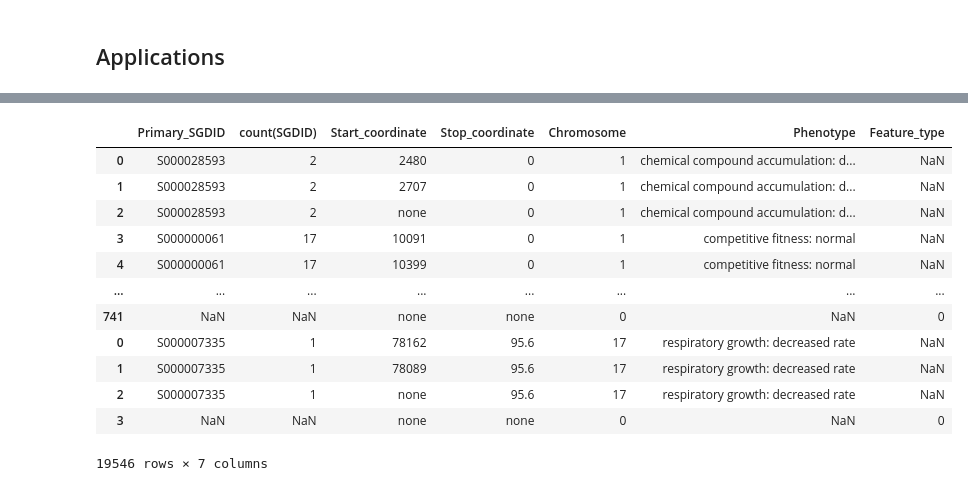
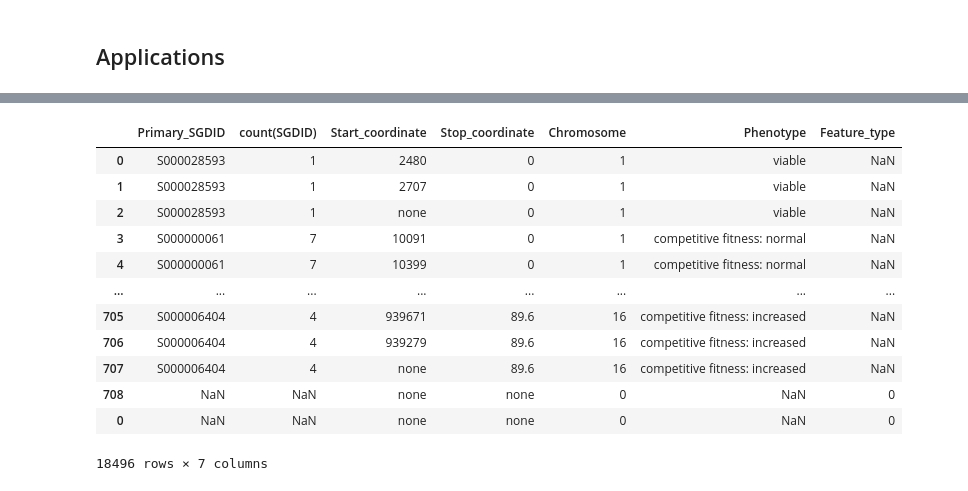
Before and after one commit to Thibault-Poinsignon/scere_explore, a Jupyter notebook: notebooks/chromosome_visualization_V2.ipynb, the cells around one changed output, grey strips where cells are left out. Cells and saved outputs as stored; diff of their text form; code cells hidden in the pictures.

```diff
--- a/notebooks/chromosome_visualization_V2.ipynb
+++ b/notebooks/chromosome_visualization_V2.ipynb
@@ -328,42 +331,42 @@ Wall time: 6.74 s
 # %%
 %%time
 
 chrom_sense = get_locus_info("../SCERE.db",
                              """Primary_SGDID, count(SGDID), Start_coordinate, Stop_coordinate, Chromosome, Phenotype""",
                             "SGD_features, phenotypes",
-                             """AND (Strand == 'W') AND (SGDID == Primary_SGDID) """, """ GROUP BY SGDID """,
+                             """AND (Strand == 'W') AND (SGDID == Primary_SGDID) AND (Strain_background == 'S288C') """, """ GROUP BY SGDID """,
                              """ Start_coordinate"""
                             )[0]
 
 #display(chrom_sense)
 chrom_sense = format_coordinates(chrom_sense, list(range(0,108,6)))
 #display(chrom_sense)
 
 chrom_antisense = get_locus_info("../SCERE.db",
                                  """Primary_SGDID, count(SGDID), Start_coordinate, Stop_coordinate, Chromosome, Phenotype""",
                                  "SGD_features, phenotypes",
-                                 """AND (Strand == 'C') AND (SGDID == Primary_SGDID) """, """ GROUP BY SGDID """,
+                                 """AND (Strand == 'C') AND (SGDID == Primary_SGDID) AND (Strain_background == 'S288C') """, """ GROUP BY SGDID """,
                                  """ Start_coordinate"""
                                 )[1]
 
 chrom_antisense = format_coordinates(chrom_antisense, list(i - 0.4 for i in range(0,108,6)))
 
 whole_genome = chrom_sense.append(chrom_antisense)
 display(whole_genome)
 
-genome_drawing(whole_genome, "discreet", "Phenotype", "resistance to chemicals: decreased", "green")
+genome_drawing(whole_genome, "discreet", "Phenotype", "respiratory growth: absent", "green")
 # %% [output]
 |  | Primary_SGDID | count(SGDID) | Start_coordinate | Stop_coordinate | Chromosome | Phenotype | Feature_type |
-| 0 | S000028593 | 2 | 2480 | 0 | 1 | chemical compound accumulation: d... | NaN |
-| 1 | S000028593 | 2 | 2707 | 0 | 1 | chemical compound accumulation: d... | NaN |
-| 2 | S000028593 | 2 | none | 0 | 1 | chemical compound accumulation: d... | NaN |
-| 3 | S000000061 | 17 | 10091 | 0 | 1 | competitive fitness: normal | NaN |
-| 4 | S000000061 | 17 | 10399 | 0 | 1 | competitive fitness: normal | NaN |
+| 0 | S000028593 | 1 | 2480 | 0 | 1 | viable | NaN |
+| 1 | S000028593 | 1 | 2707 | 0 | 1 | viable | NaN |
+| 2 | S000028593 | 1 | none | 0 | 1 | viable | NaN |
+| 3 | S000000061 | 7 | 10091 | 0 | 1 | competitive fitness: normal | NaN |
+| 4 | S000000061 | 7 | 10399 | 0 | 1 | competitive fitness: normal | NaN |
 | ... | ... | ... | ... | ... | ... | ... | ... |
-| 741 | NaN | NaN | none | none | 0 | NaN | 0 |
-| 0 | S000007335 | 1 | 78162 | 95.6 | 17 | respiratory growth: decreased rate | NaN |
-| 1 | S000007335 | 1 | 78089 | 95.6 | 17 | respiratory growth: decreased rate | NaN |
-| 2 | S000007335 | 1 | none | 95.6 | 17 | respiratory growth: decreased rate | NaN |
-| 3 | NaN | NaN | none | none | 0 | NaN | 0 |
+| 705 | S000006404 | 4 | 939671 | 89.6 | 16 | competitive fitness: increased | NaN |
+| 706 | S000006404 | 4 | 939279 | 89.6 | 16 | competitive fitness: increased | NaN |
+| 707 | S000006404 | 4 | none | 89.6 | 16 | competitive fitness: increased | NaN |
+| 708 | NaN | NaN | none | none | 0 | NaN | 0 |
+| 0 | NaN | NaN | none | none | 0 | NaN | 0 |
-19546 rows × 7 columns
+18496 rows × 7 columns
 [interactive output not drawn]
```
Also changed, not shown: parts of 4 cells of this notebook.
